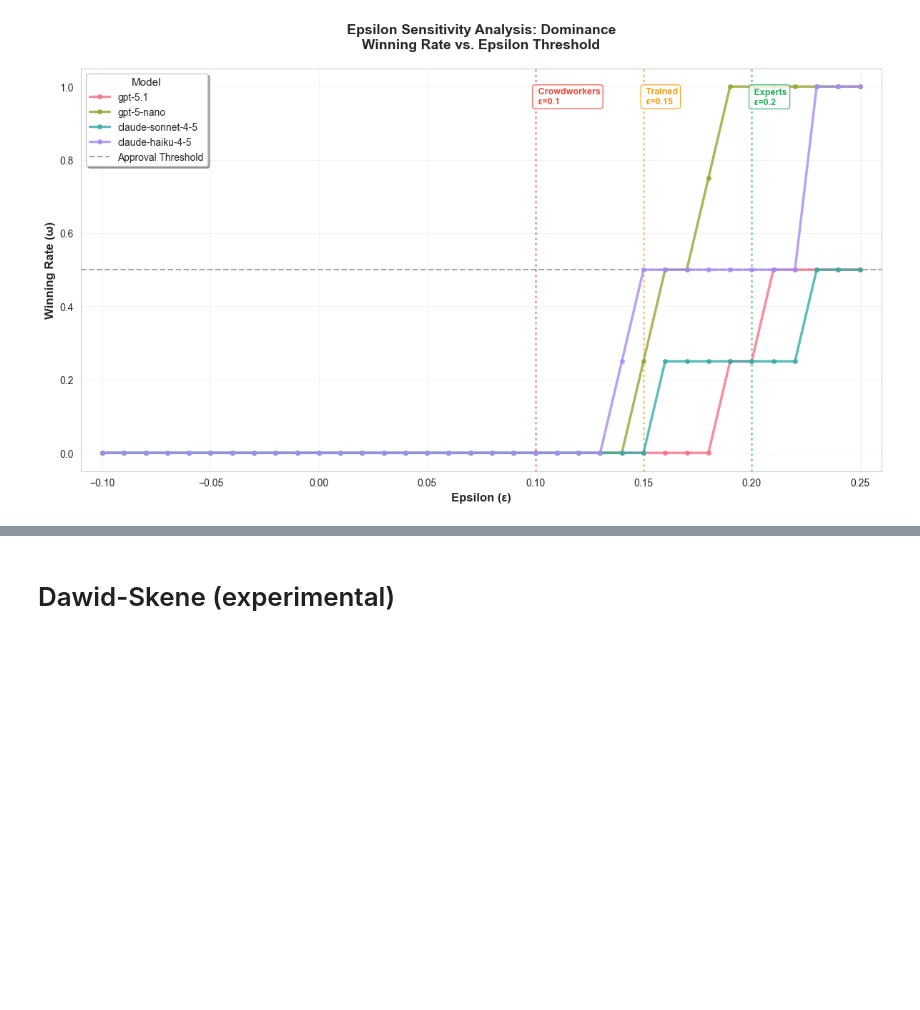
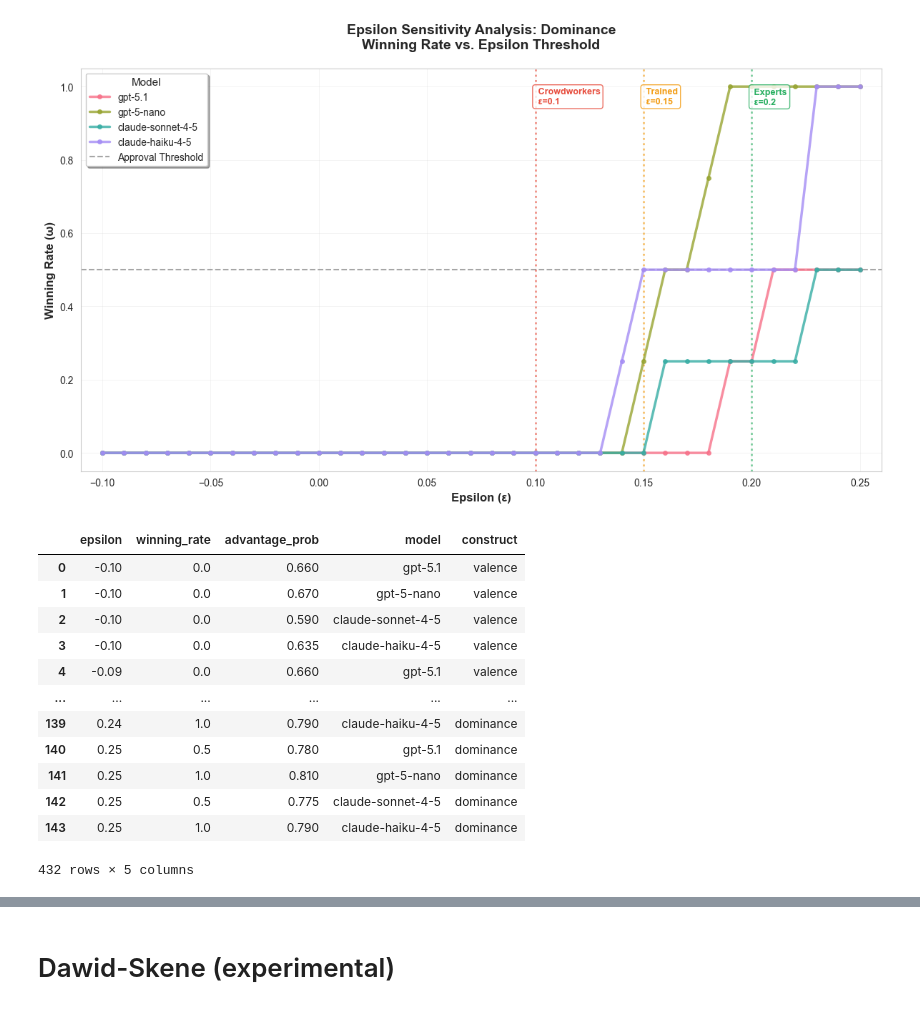
Before and after one commit to EDSI-UMD-College-Park/EmoPair, a Jupyter notebook: validate_LLMs.ipynb, the cells around one changed output, grey strips where cells are left out. Cells and saved outputs as stored; diff of their text form; code cells hidden in the pictures; blank space fills up the shorter version.

```diff
--- a/validate_LLMs.ipynb
+++ b/validate_LLMs.ipynb
@@ -341,3 +335,20 @@ Advantage Probability: 0.790
 Tested against 4 human annotators
 ======================================================================
 [figure]
+# %%
+epsilon_df = pd.concat([epsilon_val, epsilon_aro, epsilon_dom], axis=0)
+epsilon_df
+# %% [output]
+|  | epsilon | winning_rate | advantage_prob | model | construct |
+| 0 | -0.10 | 0.0 | 0.660 | gpt-5.1 | valence |
+| 1 | -0.10 | 0.0 | 0.670 | gpt-5-nano | valence |
+| 2 | -0.10 | 0.0 | 0.590 | claude-sonnet-4-5 | valence |
+| 3 | -0.10 | 0.0 | 0.635 | claude-haiku-4-5 | valence |
+| 4 | -0.09 | 0.0 | 0.660 | gpt-5.1 | valence |
+| ... | ... | ... | ... | ... | ... |
+| 139 | 0.24 | 1.0 | 0.790 | claude-haiku-4-5 | dominance |
+| 140 | 0.25 | 0.5 | 0.780 | gpt-5.1 | dominance |
+| 141 | 0.25 | 1.0 | 0.810 | gpt-5-nano | dominance |
+| 142 | 0.25 | 0.5 | 0.775 | claude-sonnet-4-5 | dominance |
+| 143 | 0.25 | 1.0 | 0.790 | claude-haiku-4-5 | dominance |
+432 rows × 5 columns
```
Also changed, not shown: parts of 14 cells of this notebook, 8 other files.
